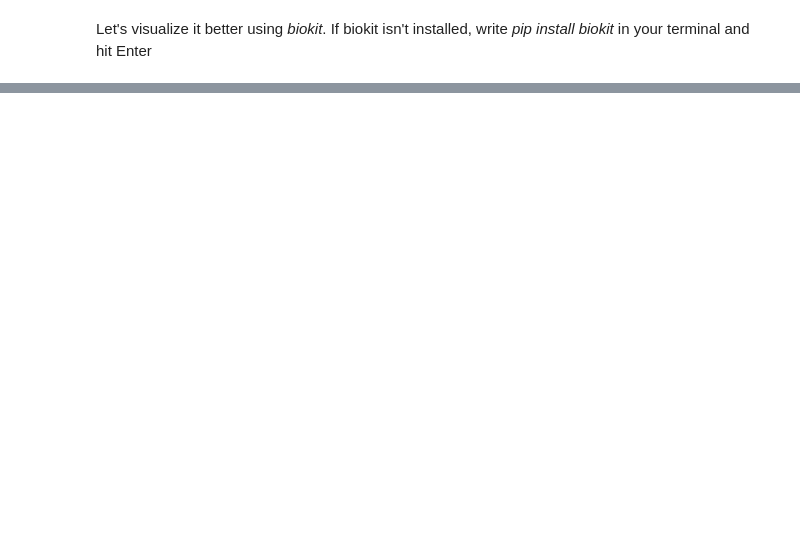
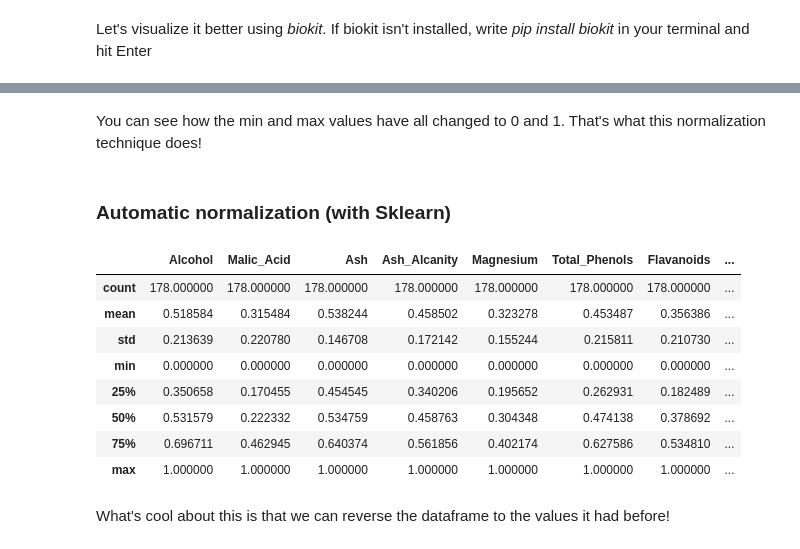
Before and after one commit to pedroheck/machine-learning-basics, a Jupyter notebook: Basics-3-simple-clustering/wine-classification.ipynb, the cells around one changed output, grey strips where cells are left out. Cells and saved outputs as stored; diff of their text form; code cells hidden in the pictures; blank space fills up the shorter version.

```diff
--- a/Basics-3-simple-clustering/wine-classification.ipynb
+++ b/Basics-3-simple-clustering/wine-classification.ipynb
@@ -76,0 +119,28 @@ It becomes clear that the variables *Total_Phenols* and *Flavanoids* are strongl
+# %% [markdown]
+You can see how the min and max values have all changed to 0 and 1. That's what this normalization technique does!
+# %% [markdown]
+### Automatic normalization (with Sklearn)
+# %%
+from sklearn import preprocessing
+
+df = pd.read_csv('data/wine.csv') # Importing our unormalized data again
+
+df = df.drop(columns = 'Customer_Segment')
+
+min_max_scaler = preprocessing.MinMaxScaler()
+np_df = min_max_scaler.fit_transform(df) # fit_transform transforms our dataframe and returns returns a numpy array
+
+df = pd.DataFrame(np_df, columns=attributes)
+df.describe()
+# %% [output]
+|  | Alcohol | Malic_Acid | Ash | Ash_Alcanity | Magnesium | Total_Phenols | Flavanoids | ... |
+| count | 178.000000 | 178.000000 | 178.000000 | 178.000000 | 178.000000 | 178.000000 | 178.000000 | ... |
+| mean | 0.518584 | 0.315484 | 0.538244 | 0.458502 | 0.323278 | 0.453487 | 0.356386 | ... |
+| std | 0.213639 | 0.220780 | 0.146708 | 0.172142 | 0.155244 | 0.215811 | 0.210730 | ... |
+| min | 0.000000 | 0.000000 | 0.000000 | 0.000000 | 0.000000 | 0.000000 | 0.000000 | ... |
+| 25% | 0.350658 | 0.170455 | 0.454545 | 0.340206 | 0.195652 | 0.262931 | 0.182489 | ... |
+| 50% | 0.531579 | 0.222332 | 0.534759 | 0.458763 | 0.304348 | 0.474138 | 0.378692 | ... |
+| 75% | 0.696711 | 0.462945 | 0.640374 | 0.561856 | 0.402174 | 0.627586 | 0.534810 | ... |
+| max | 1.000000 | 1.000000 | 1.000000 | 1.000000 | 1.000000 | 1.000000 | 1.000000 | ... |
+# %% [markdown]
+What's cool about this is that we can reverse the dataframe to the values it had before!
```
Also changed, not shown: parts of 13 cells of this notebook.
